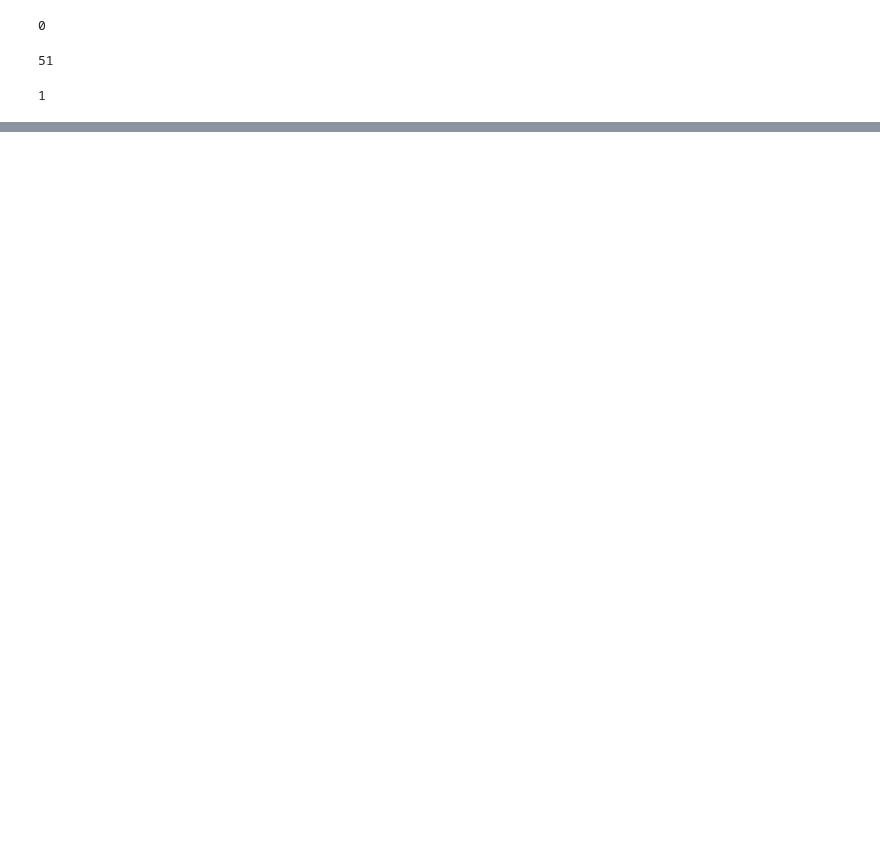
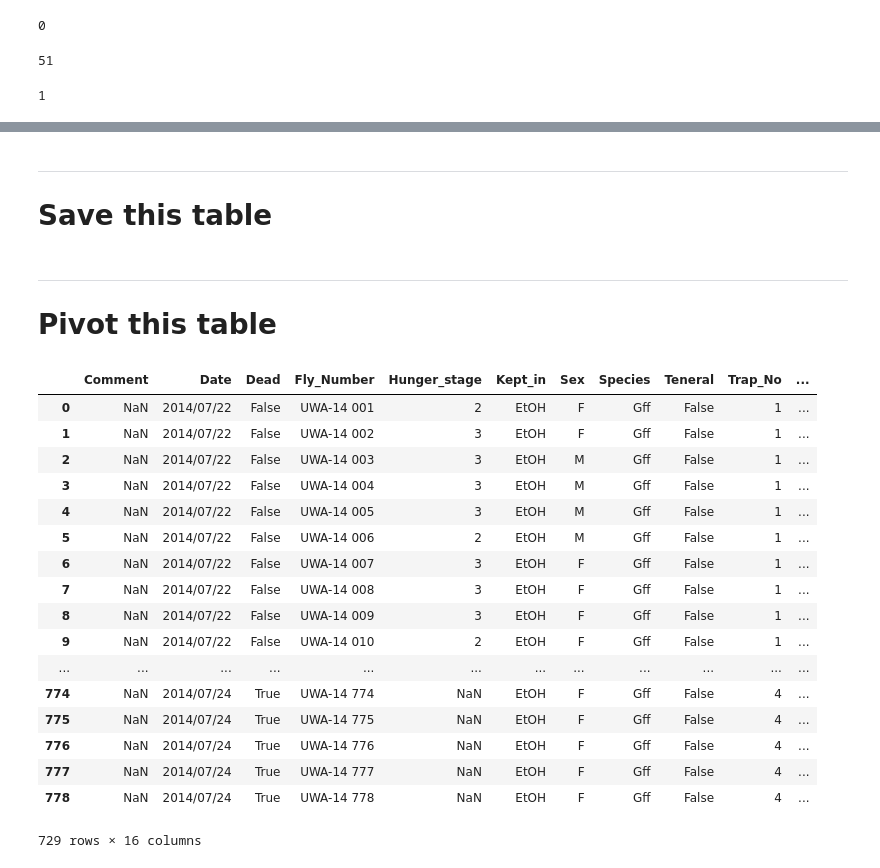
Before and after one commit to xguse/ipy_notebooks, a Jupyter notebook: YALE/g_f_fuscipes_general/2015-02-16_g_f_fuscipes_pandas_import.ipynb, the cells around one changed output, grey strips where cells are left out. Drawn from its saved outputs; the diff is of its cells as text; code cells hidden in the pictures; blank space fills up the shorter version.

```diff
--- a/YALE/g_f_fuscipes_general/2015-02-16_g_f_fuscipes_pandas_import.ipynb
+++ b/YALE/g_f_fuscipes_general/2015-02-16_g_f_fuscipes_pandas_import.ipynb
@@ -293,0 +336,2 @@ KeyError: 'infection_state'
+# %%
+df_big = pd.concat(df_all)
@@ -293,0 +351,3 @@ KeyError: 'infection_state'
+# %% [markdown]
+---
+# Save this table
@@ -293,0 +356,27 @@ KeyError: 'infection_state'
+# %% [markdown]
+---
+# Pivot this table
+# %%
+# df1 = df_big.query('(Species == ["Gff"])').query('Village == ["DUK", "ORB", "ACA", "LIB"]')
+df1 = df_big.query('(Species == ["Gff"])').query('Village == ["UWA"]')
+# %%
+df1
+# %% [output]
+|  | Comment | Date | Dead | Fly_Number | Hunger_stage | Kept_in | Sex | Species | Teneral | Trap_No | ... |
+| 0 | NaN | 2014/07/22 | False | UWA-14 001 | 2 | EtOH | F | Gff | False | 1 | ... |
+| 1 | NaN | 2014/07/22 | False | UWA-14 002 | 3 | EtOH | F | Gff | False | 1 | ... |
+| 2 | NaN | 2014/07/22 | False | UWA-14 003 | 3 | EtOH | M | Gff | False | 1 | ... |
+| 3 | NaN | 2014/07/22 | False | UWA-14 004 | 3 | EtOH | M | Gff | False | 1 | ... |
+| 4 | NaN | 2014/07/22 | False | UWA-14 005 | 3 | EtOH | M | Gff | False | 1 | ... |
+| 5 | NaN | 2014/07/22 | False | UWA-14 006 | 2 | EtOH | M | Gff | False | 1 | ... |
+| 6 | NaN | 2014/07/22 | False | UWA-14 007 | 3 | EtOH | F | Gff | False | 1 | ... |
+| 7 | NaN | 2014/07/22 | False | UWA-14 008 | 3 | EtOH | F | Gff | False | 1 | ... |
+| 8 | NaN | 2014/07/22 | False | UWA-14 009 | 3 | EtOH | F | Gff | False | 1 | ... |
+| 9 | NaN | 2014/07/22 | False | UWA-14 010 | 2 | EtOH | F | Gff | False | 1 | ... |
+| ... | ... | ... | ... | ... | ... | ... | ... | ... | ... | ... | ... |
+| 774 | NaN | 2014/07/24 | True | UWA-14 774 | NaN | EtOH | F | Gff | False | 4 | ... |
+| 775 | NaN | 2014/07/24 | True | UWA-14 775 | NaN | EtOH | F | Gff | False | 4 | ... |
+| 776 | NaN | 2014/07/24 | True | UWA-14 776 | NaN | EtOH | F | Gff | False | 4 | ... |
+| 777 | NaN | 2014/07/24 | True | UWA-14 777 | NaN | EtOH | F | Gff | False | 4 | ... |
+| 778 | NaN | 2014/07/24 | True | UWA-14 778 | NaN | EtOH | F | Gff | False | 4 | ... |
+729 rows × 16 columns
```
Also changed, not shown: parts of 31 cells of this notebook, 10 other files.
